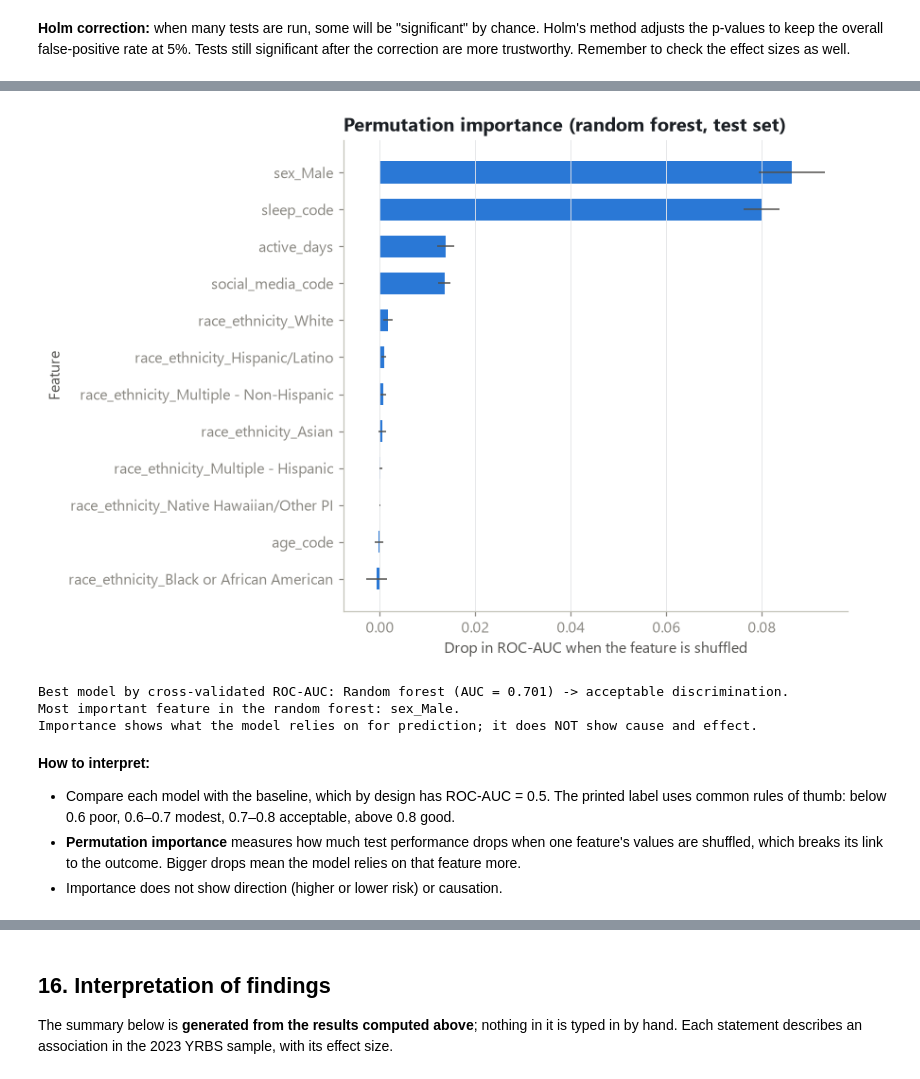
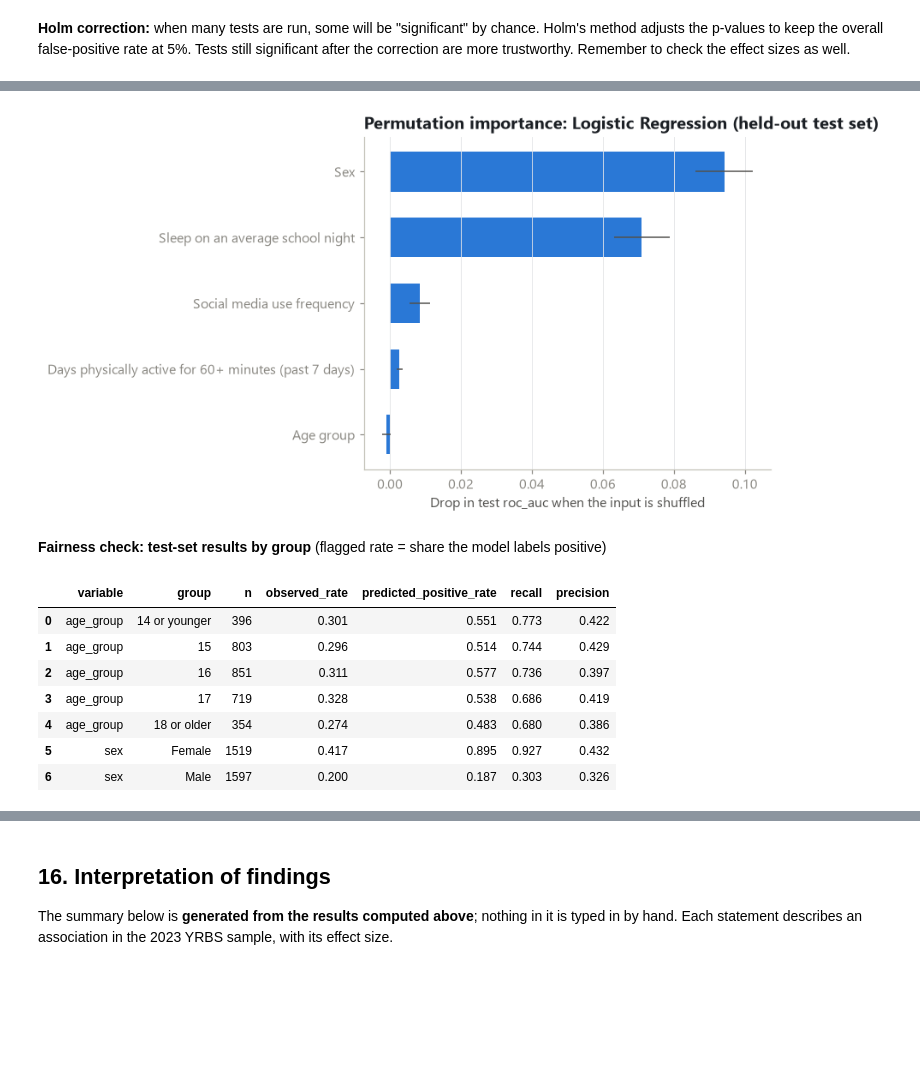
Before and after one commit to dozerboy/social-media-wellbeing-, a Jupyter notebook: notebooks/social_media_mental_wellbeing.ipynb, the cells around one changed output, grey strips where cells are left out. Saved outputs shown, nothing was run; the diff lists cells and outputs as text; code cells hidden in the pictures; blank space fills up the shorter version.

```diff
--- a/notebooks/social_media_mental_wellbeing.ipynb
+++ b/notebooks/social_media_mental_wellbeing.ipynb
@@ -1361,0 +1386,6 @@ plt.show()
+# %%
+result = ml.train_and_evaluate(df, data_path=dp.CLEANED_CSV_FILE, save=True)   # same function as `python -m src.ml_model --train`
+meta = result["metadata"]
+ml.print_summary(meta)
+display(Markdown("**Cross-validation on the training set (used for model selection)**"))
+pd.DataFrame(meta["cross_validation"]).T.rename(index=ml.MODEL_NAMES).round(3)
@@ -1362,37 +1501,25 @@ plt.show()
 # %%
-perm = permutation_importance(fitted["Random forest"], X_test, y_test, scoring="roc_auc",
-                              n_repeats=5, random_state=42, n_jobs=-1)
-importance = (pd.DataFrame({"feature": X.columns, "mean_drop_in_auc": perm.importances_mean, "sd": perm.importances_std})
-              .sort_values("mean_drop_in_auc", ascending=False))
-
-fig, ax = plt.subplots(figsize=(8, 5.5))
-ax.barh(importance["feature"], importance["mean_drop_in_auc"], xerr=importance["sd"],
-        color=pl.BLUE, height=0.6, error_kw={"ecolor": pl.INK_2, "elinewidth": 1})
-ax.invert_yaxis()
-ax.set_title("Permutation importance (random forest, test set)")
-ax.set_xlabel("Drop in ROC-AUC when the feature is shuffled")
-ax.set_ylabel("Feature")
+importance = pd.DataFrame(meta["permutation_importance"]["features"]).sort_values("mean")
+fig, ax = plt.subplots(figsize=(8, 4.5))
+ax.barh(importance["label"], importance["mean"], xerr=importance["std"], color=pl.BLUE, height=0.6,
+        error_kw={"ecolor": pl.INK_2, "elinewidth": 1})
+ax.set(title=f"Permutation importance: {meta['model_name']} (held-out test set)",
+       xlabel=f"Drop in test {meta['permutation_importance']['scoring']} when the input is shuffled")
 ax.grid(axis="y", visible=False)
 fig.tight_layout()
 pl.save_fig(fig, "10_permutation_importance")
 plt.show()
+
+display(Markdown("**Fairness check: test-set results by group** (flagged rate = share the model labels positive)"))
+pd.DataFrame(meta["subgroup_metrics"]).round(3)
 # %% [output]
-[figure, old version]
+[figure, new version]
+**Fairness check: test-set results by group** (flagged rate = share the model labels positive)
+|  | variable | group | n | observed_rate | predicted_positive_rate | recall | precision |
+| 0 | age_group | 14 or younger | 396 | 0.301 | 0.551 | 0.773 | 0.422 |
+| 1 | age_group | 15 | 803 | 0.296 | 0.514 | 0.744 | 0.429 |
+| 2 | age_group | 16 | 851 | 0.311 | 0.577 | 0.736 | 0.397 |
+| 3 | age_group | 17 | 719 | 0.328 | 0.538 | 0.686 | 0.419 |
+| 4 | age_group | 18 or older | 354 | 0.274 | 0.483 | 0.680 | 0.386 |
+| 5 | sex | Female | 1519 | 0.417 | 0.895 | 0.927 | 0.432 |
+| 6 | sex | Male | 1597 | 0.200 | 0.187 | 0.303 | 0.326 |
-# %%
-best = cv_results["ROC-AUC mean"].drop("Baseline (majority class)").idxmax()
-auc = cv_results.loc[best, "ROC-AUC mean"]
-quality = ("poor (close to chance)" if auc < 0.6 else "modest" if auc < 0.7
-           else "acceptable" if auc < 0.8 else "good")
-top_feature = importance.iloc[0]["feature"]
-print(f"Best model by cross-validated ROC-AUC: {best} (AUC = {auc:.3f}) -> {quality} discrimination.")
-print(f"Most important feature in the random forest: {top_feature}.")
-print("Importance shows what the model relies on for prediction; it does NOT show cause and effect.")
-# %% [output]
-Best model by cross-validated ROC-AUC: Random forest (AUC = 0.701) -> acceptable discrimination.
-Most important feature in the random forest: sex_Male.
-Importance shows what the model relies on for prediction; it does NOT show cause and effect.
-# %% [markdown]
-**How to interpret:**
-- Compare each model with the baseline, which by design has ROC-AUC = 0.5. The printed label uses common rules of thumb: below 0.6 poor, 0.6–0.7 modest, 0.7–0.8 acceptable, above 0.8 good.
-- **Permutation importance** measures how much test performance drops when one feature's values are shuffled, which breaks its link to the outcome. Bigger drops mean the model relies on that feature more.
-- Importance does not show direction (higher or lower risk) or causation.
```
Also changed, not shown: parts of 22 cells of this notebook, 27 other files.
